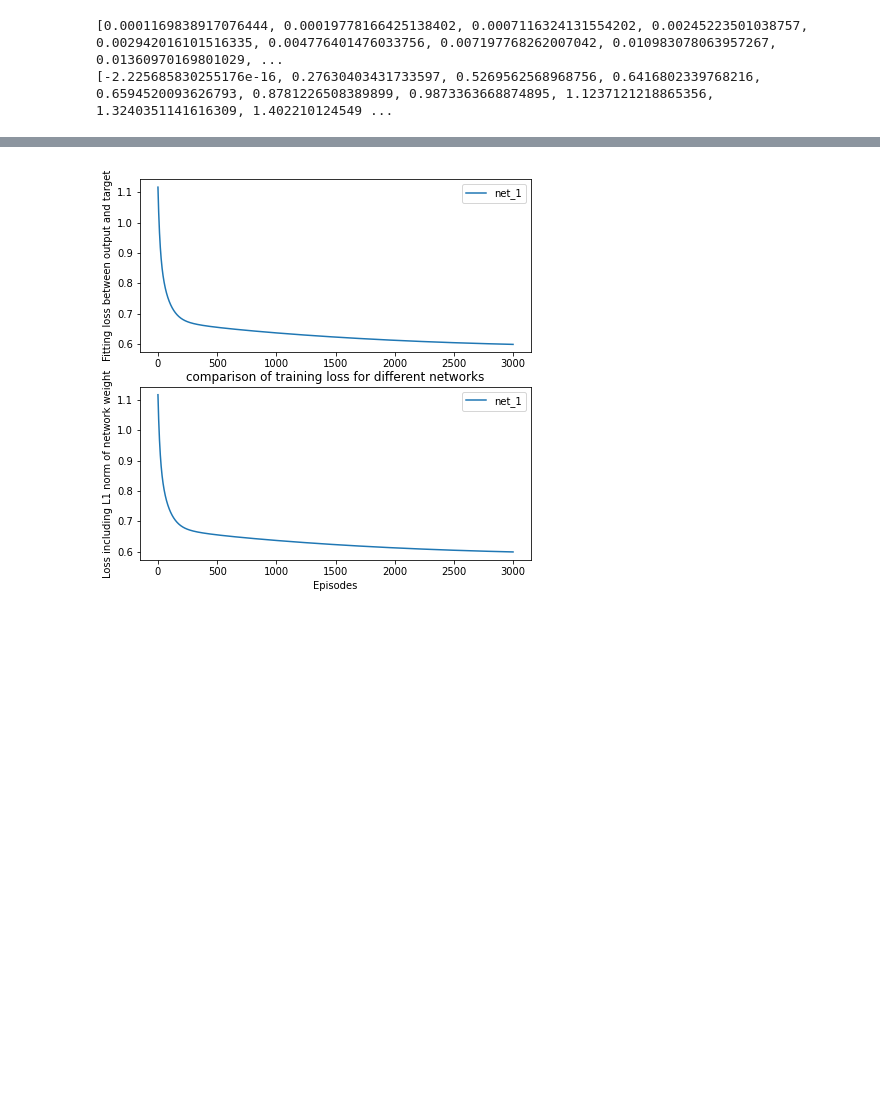
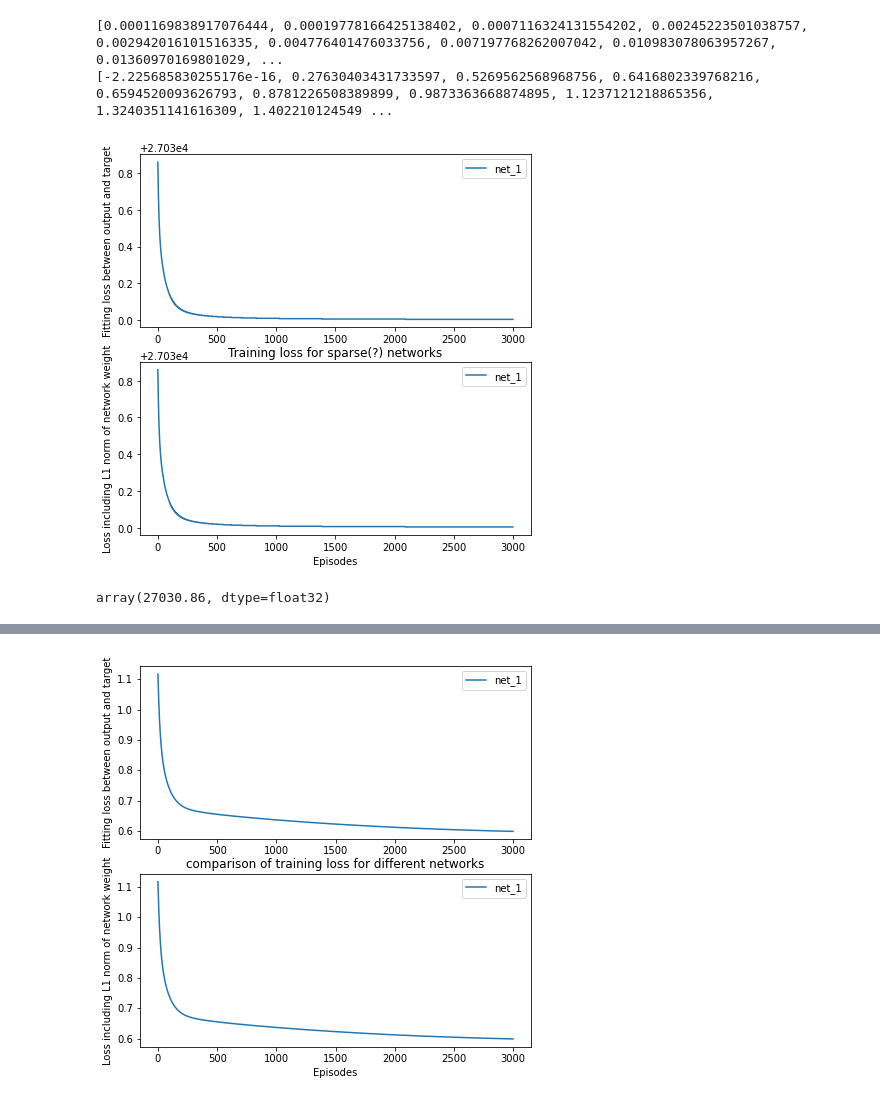
Before and after one commit to zhzhang2018/NN_MARL_experiments, a Jupyter notebook: utils/sync_learn.ipynb, the cells around one changed output, grey strips where cells are left out. Drawn from its saved outputs; the diff is of its cells as text; code cells hidden in the pictures; blank space fills up the shorter version.

```diff
--- a/utils/sync_learn.ipynb
+++ b/utils/sync_learn.ipynb
@@ -158,7 +158,7 @@ def auto_train(net, inputs, outputs, episode=500, norm_degree=1):
         l1_loss_hist.append(loss.detach().numpy())
     return loss_hist, l1_loss_hist
 # %%
-def plot_train_results(loss_hist, l1_loss_hist, figsize=(7,7), legend_list=[], title=''):
+def plot_train_results(loss_hist, l1_loss_hist, figsize=(7,7), max_plot_loss=0, legend_list=[], title=''):
     fig, (ax1,ax2) = plt.subplots(2, figsize=figsize)
     if len(legend_list) != len(loss_hist):
         legend_list = ['net_{0}'.format(i+1) for i in range(len(loss_hist))]
@@ -168,6 +168,9 @@ def plot_train_results(loss_hist, l1_loss_hist, figsize=(7,7), legend_list=[], t
     ax1.set_ylabel('Fitting loss between output and target')
     ax2.set_ylabel('Loss including L1 norm of network weight')
     ax2.set_xlabel('Episodes')
+    if max_plot_loss > 0:
+        ax1.set_ylim(-0.1,max_plot_loss)
+        ax2.set_ylim(-0.1,max_plot_loss)
     ax2.legend()
     ax1.legend()
     plt.title(title)
@@ -512,0 +521,47 @@ print(sorted(w))
+# %%
+# Try some training schemes for SymNet
+# Step 1: Generate all possible differences between agents
+xdiff = x.T.reshape((-1,N,1)) - x.T.reshape((-1,1,N)) # Size: (B,N,N)
+xdiff = xdiff.reshape((-1,N*N))
+# Step 2: Generate the nonlinearity for each possible pair
+fxdiff = f(xdiff)
+# Step 3: Do some training
+D_net = nn.Linear(N*N, N)
+
+def sparse_train(net, inputs, outputs, episode=500, norm_degree=1):
+    # Regularize it to enforce sparsity: https://discuss.pytorch.org/t/l1-regularization-for-a-single-matrix/28088/2
+    criterion = nn.functional.mse_loss
+    optimizer = optim.SGD(net.parameters(), lr=5e-3)
+
+    input_data = torch.from_numpy(inputs.astype('float32'))
+    output_data = torch.from_numpy(outputs.astype('float32'))
+
+    loss_hist = []
+    l1_loss_hist = []
+
+    for e in range(episode):
+        optimizer.zero_grad()
+        pred = net(input_data)
+        loss = criterion(pred, output_data)
+        loss_hist.append(loss.detach().numpy())
+        for W in net.parameters():
+            loss += W.norm(norm_degree)
+        loss.backward()
+        optimizer.step()
+        l1_loss_hist.append(loss.detach().numpy())
+        # Alt option: Clamp the network weights
+    return loss_hist, l1_loss_hist
+
+h1,h2 = sparse_train(D_net, fxdiff, dx.T, episode=3000, norm_degree=0)
+loss_hist = []
+l1_loss_hist = []
+loss_hist.append(h1)
+l1_loss_hist.append(h2)
+plot_train_results(np.asarray(loss_hist), np.asarray(l1_loss_hist), figsize=(7,7), max_plot_loss=10,
+                   title='Training loss for sparse(?) networks')
+# %% [output]
+[figure, added]
+# %%
+loss_hist[0][0]
+# %% [output]
+array(27030.86, dtype=float32)
```
Also changed, not shown: parts of 6 cells of this notebook, 6 other files.
